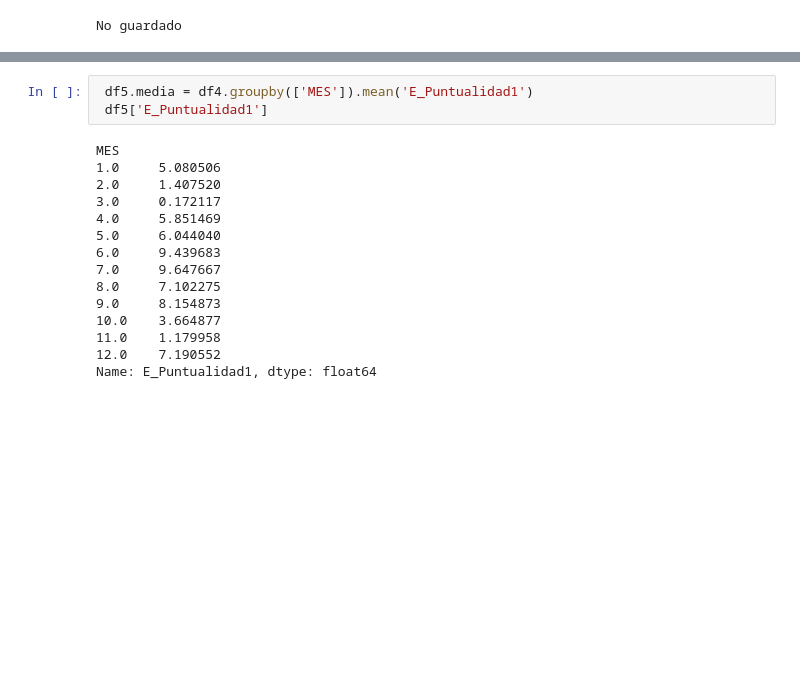
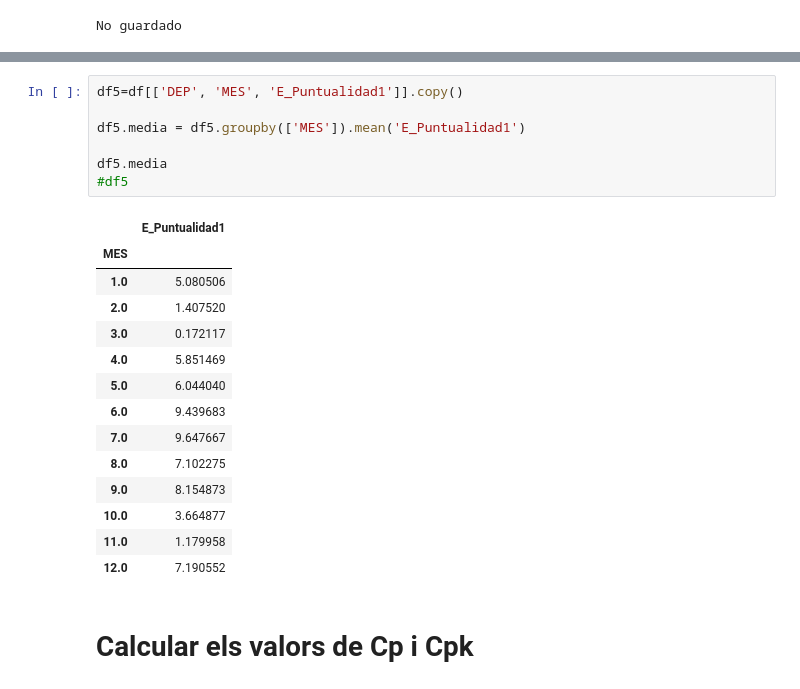
Before and after one commit to JMML2021/Entrega-projecte-final, a Jupyter notebook: Calculo_Ryainair2019ipynb.ipynb, the cells around one changed output, grey strips where cells are left out. Saved outputs shown, nothing was run; the diff lists cells and outputs as text; blank space fills up the shorter version.

```diff
--- a/Calculo_Ryainair2019ipynb.ipynb
+++ b/Calculo_Ryainair2019ipynb.ipynb
@@ -606,18 +605,24 @@ df.loc[1:3]
 # %%
- df5.media = df4.groupby(['MES']).mean('E_Puntualidad1')
- df5['E_Puntualidad1']
+df5=df[['DEP', 'MES', 'E_Puntualidad1']].copy()
+
+df5.media = df5.groupby(['MES']).mean('E_Puntualidad1')
+
+df5.media
+#df5
 # %% [output]
-MES
-1.0     5.080506
-2.0     1.407520
-3.0     0.172117
-4.0     5.851469
-5.0     6.044040
-6.0     9.439683
-7.0     9.647667
-8.0     7.102275
-9.0     8.154873
-10.0    3.664877
-11.0    1.179958
-12.0    7.190552
-Name: E_Puntualidad1, dtype: float64
+|  | E_Puntualidad1 |
+| MES |  |
+| 1.0 | 5.080506 |
+| 2.0 | 1.407520 |
+| 3.0 | 0.172117 |
+| 4.0 | 5.851469 |
+| 5.0 | 6.044040 |
+| 6.0 | 9.439683 |
+| 7.0 | 9.647667 |
+| 8.0 | 7.102275 |
+| 9.0 | 8.154873 |
+| 10.0 | 3.664877 |
+| 11.0 | 1.179958 |
+| 12.0 | 7.190552 |
+# %% [markdown]
+# Calcular els valors de Cp i Cpk
```
Also changed, not shown: parts of 28 cells of this notebook.
